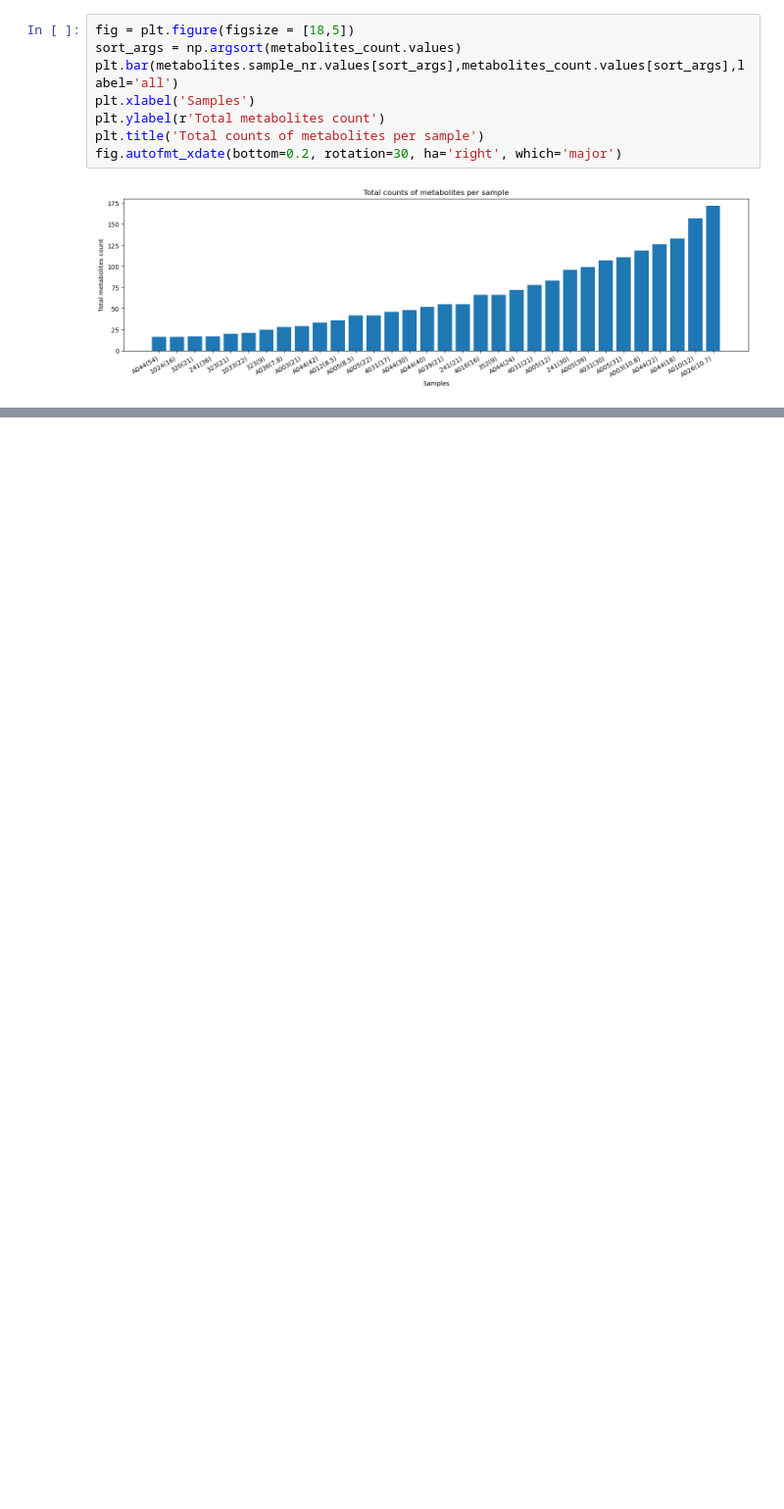
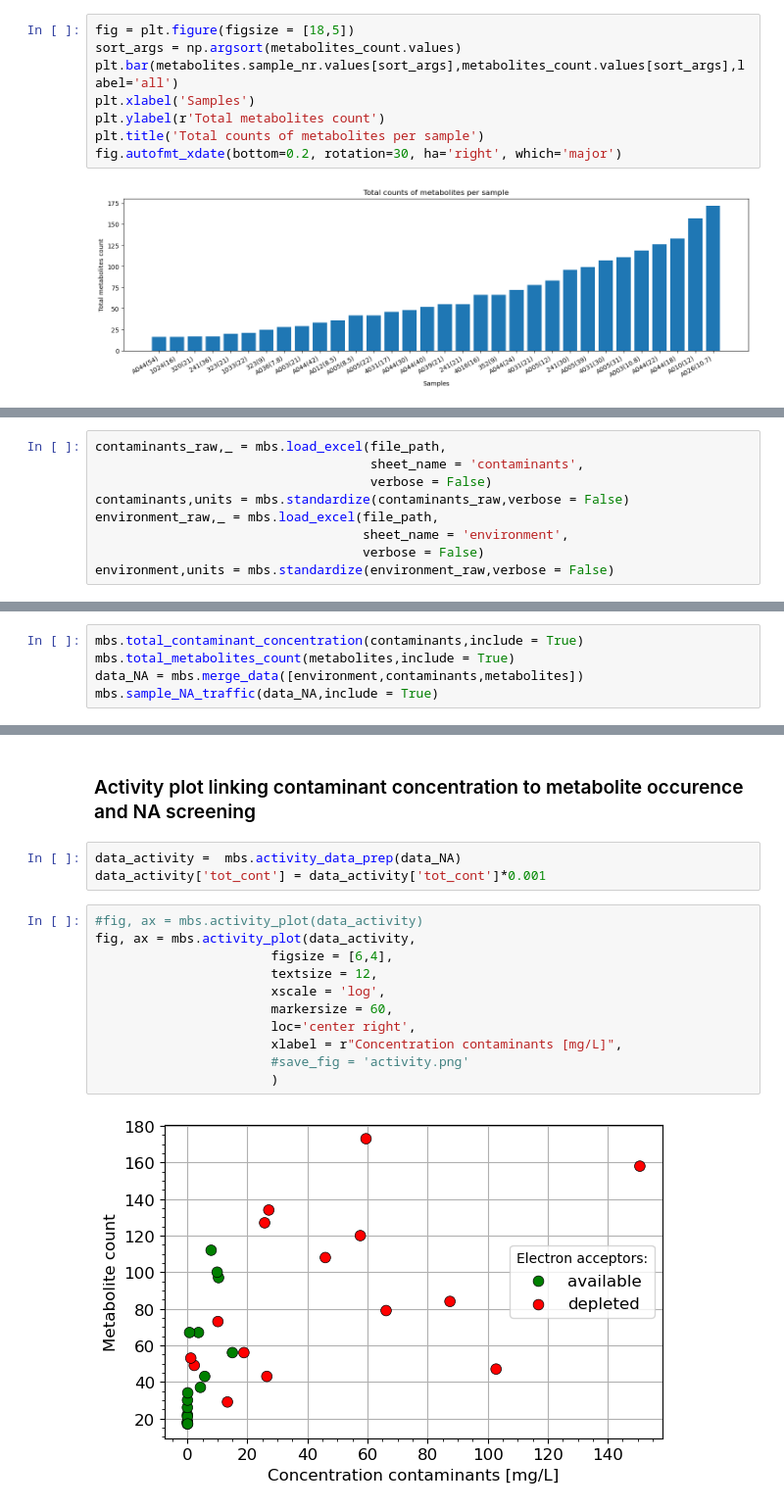
Before and after one commit to MiBiPreT/mibiscreen, a Jupyter notebook: examples/ex02_Amersfoort/example_02_amersfoort_metabolites.ipynb, the cells around one changed output, grey strips where cells are left out. Shown at 98% size. Saved outputs shown, nothing was run; the diff lists cells and outputs as text; blank space fills up the shorter version.

Commit message:
update to restructured plotting routines

```diff
--- a/examples/ex02_Amersfoort/example_02_amersfoort_metabolites.ipynb
+++ b/examples/ex02_Amersfoort/example_02_amersfoort_metabolites.ipynb
@@ -184,0 +193,9 @@ fig.autofmt_xdate(bottom=0.2, rotation=30, ha='right', which='major')
+# %%
+contaminants_raw,_ = mbs.load_excel(file_path,
+                                    sheet_name = 'contaminants',
+                                    verbose = False)
+contaminants,units = mbs.standardize(contaminants_raw,verbose = False)
+environment_raw,_ = mbs.load_excel(file_path,
+                                   sheet_name = 'environment',
+                                   verbose = False)
+environment,units = mbs.standardize(environment_raw,verbose = False)
@@ -184,0 +215,5 @@ fig.autofmt_xdate(bottom=0.2, rotation=30, ha='right', which='major')
+# %%
+mbs.total_contaminant_concentration(contaminants,include = True)
+mbs.total_metabolites_count(metabolites,include = True)
+data_NA = mbs.merge_data([environment,contaminants,metabolites])
+mbs.sample_NA_traffic(data_NA,include = True)
@@ -184,0 +244,18 @@ fig.autofmt_xdate(bottom=0.2, rotation=30, ha='right', which='major')
+# %% [markdown]
+### Activity plot linking contaminant concentration to metabolite occurence and NA screening
+# %%
+data_activity =  mbs.activity_data_prep(data_NA)
+data_activity['tot_cont'] = data_activity['tot_cont']*0.001
+# %%
+#fig, ax = mbs.activity_plot(data_activity)
+fig, ax = mbs.activity_plot(data_activity,
+                       figsize = [6,4],
+                       textsize = 12,
+                       xscale = 'log',
+                       markersize = 60,
+                       loc='center right',
+                       xlabel = r"Concentration contaminants [mg/L]",
+                       #save_fig = 'activity.png'
+                       )
+# %% [output]
+[figure, added]
```
Also changed, not shown: parts of 6 cells of this notebook, 1 other file.
